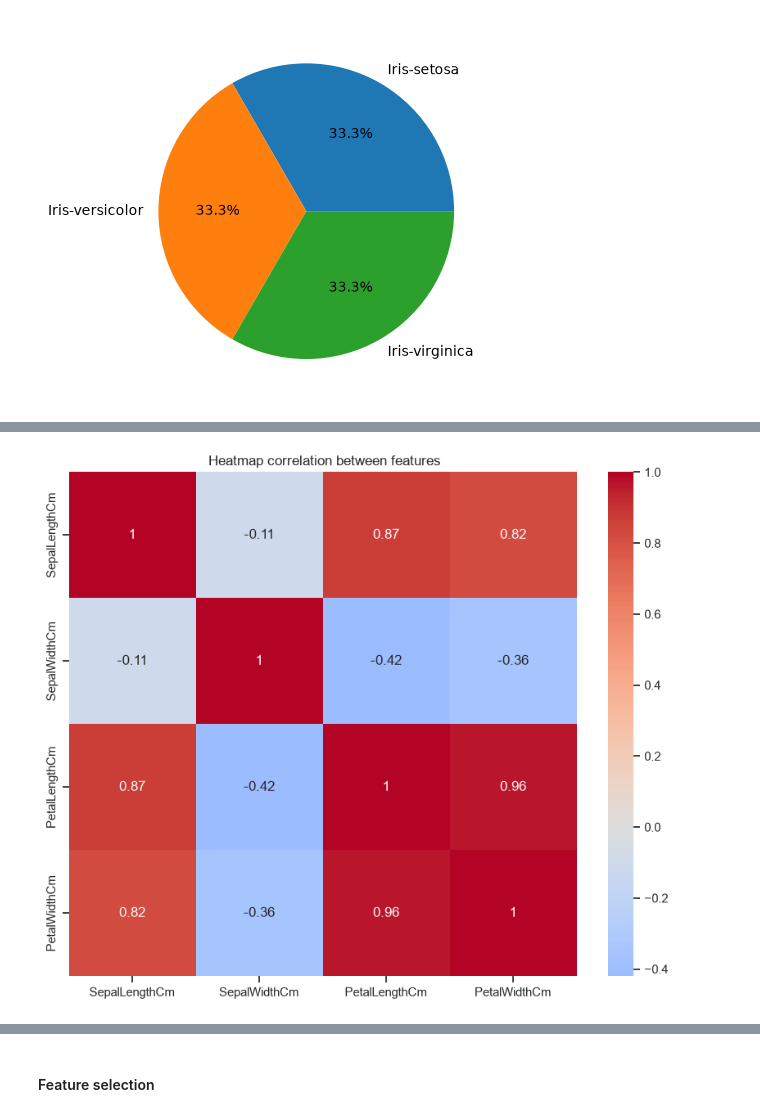
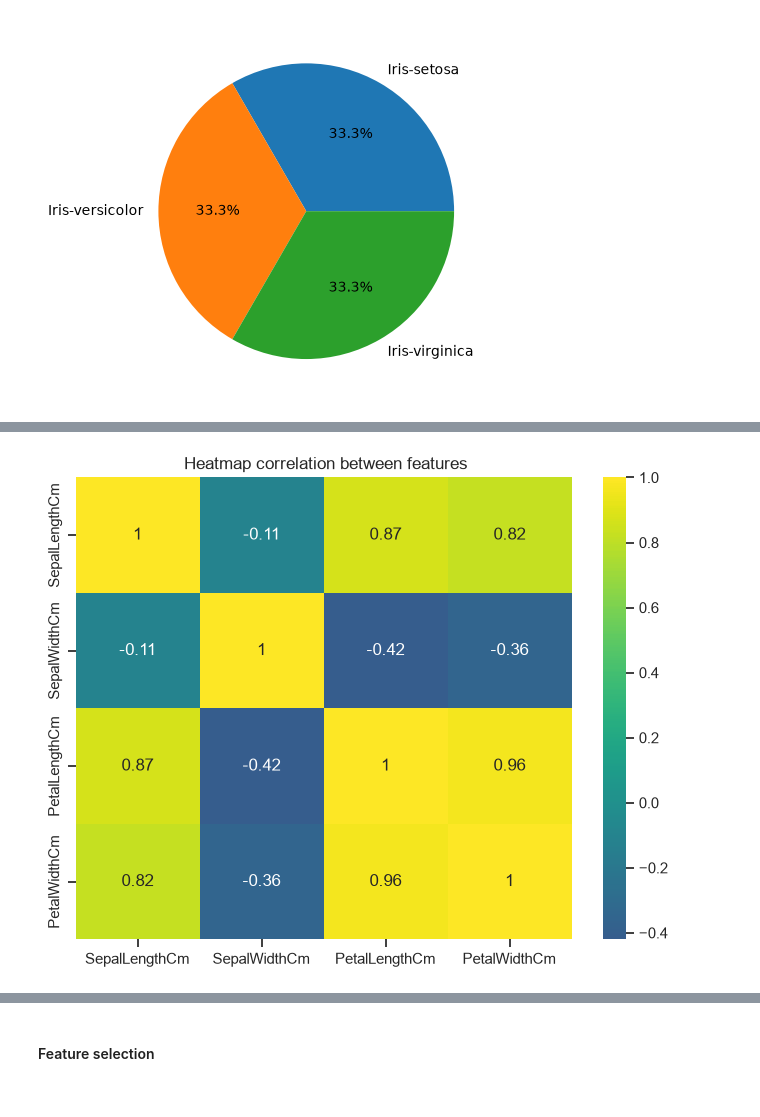
Before and after one commit to Wune04/Iris-Flower-Classification, a Jupyter notebook: Task_1.ipynb, the cells around one changed output, grey strips where cells are left out. Cells and saved outputs as stored; diff of their text form; code cells hidden in the pictures.

```diff
--- a/Task_1.ipynb
+++ b/Task_1.ipynb
@@ -146,16 +146,16 @@ plt.show()
 # %%
 # view the correlation between the features using heatmap (exclusing non-numerical columns)
 
-plt.figure(figsize = (10, 8))
+plt.figure(figsize = (8, 6))
 
 # select only numerical columns for correlation
 numerical_columns = df.select_dtypes(include = [np.number]).columns
-sns.heatmap(df[numerical_columns].corr(), annot = True, cmap = "coolwarm", center = 0)
+sns.heatmap(df[numerical_columns].corr(), annot = True, cmap = "viridis", center = 0)
 plt.title(" Heatmap correlation between features")
 
 plt.show()
 # %% [output]
-[figure, old version]
+[figure, new version]
 # %%
 # check for outliers in the dataset using boxplot
 
```
Also changed, not shown: parts of 4 cells of this notebook.
